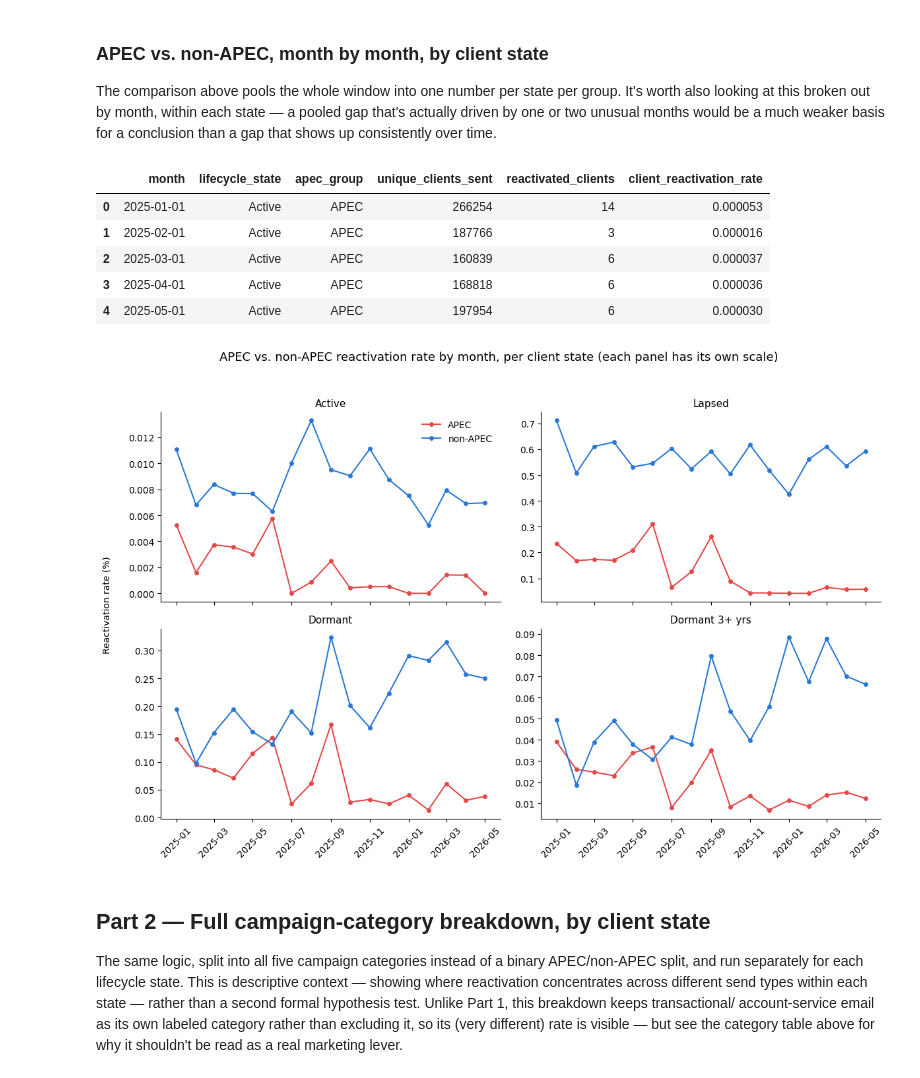
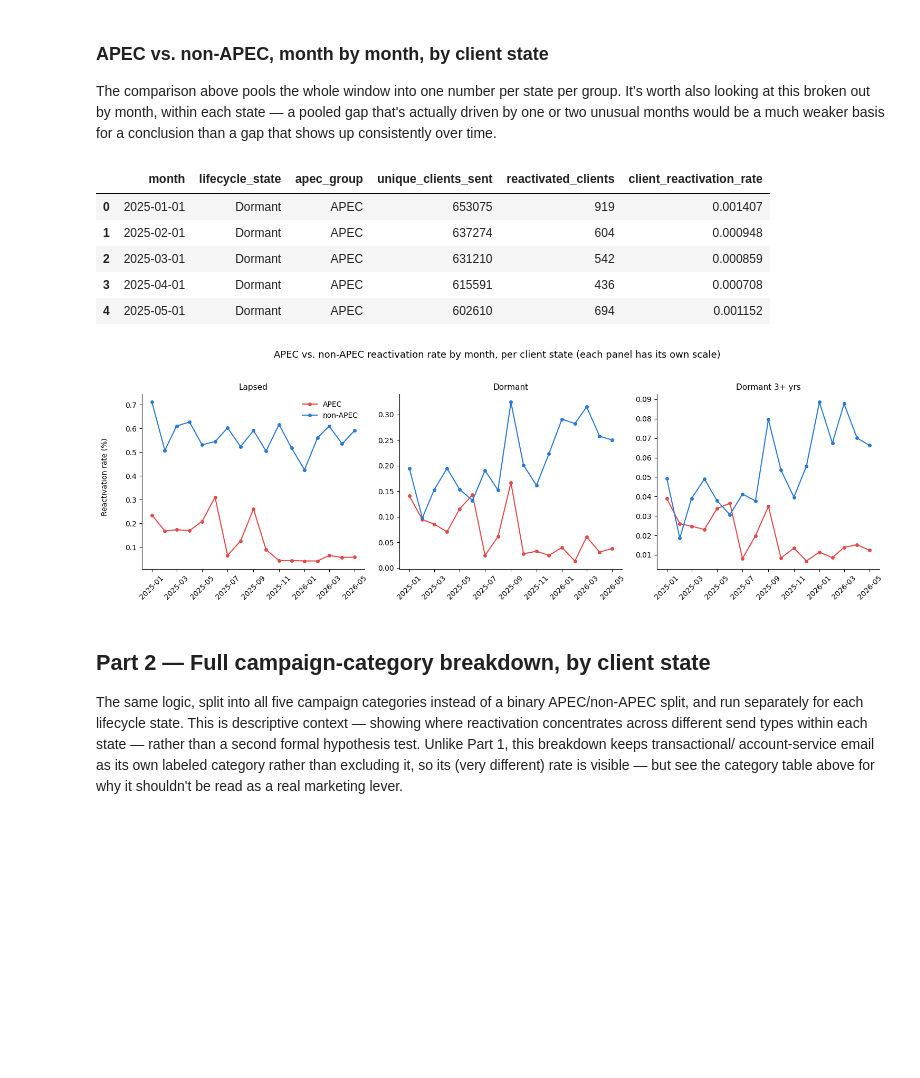
Before and after one commit to sfoyola/sao-sfix-ds, a Jupyter notebook: analysis_apec_all_clients/apec_analysis.ipynb, the cells around one changed output. Saved outputs shown, nothing was run; the diff lists cells and outputs as text; code cells hidden in the pictures; blank space fills up the shorter version.

Commit message:
Remove all trace of Active state from the notebooks and the .md decks - the reactivation table doesn't hold this state

```diff
--- a/analysis_apec_all_clients/apec_analysis.ipynb
+++ b/analysis_apec_all_clients/apec_analysis.ipynb
@@ -132,11 +136,11 @@ def query(sql, max_attempts=4, retry_delay_seconds=20):
             time.sleep(retry_delay_seconds)
 
 # Population thresholds (days since last checkout)
-ACTIVE_MAX_DAYS = 120
+ACTIVE_MAX_DAYS = 120  # clients at or under this are Active -- excluded from this analysis entirely (see intro)
 LAPSED_MAX_DAYS = 365
 DORMANT_3YR_MIN_DAYS = 1095
 
-LIFECYCLE_STATES = ['Active', 'Lapsed', 'Dormant', 'Dormant 3+ yrs']
+LIFECYCLE_STATES = ['Lapsed', 'Dormant', 'Dormant 3+ yrs']
 BUSINESS_LINES = ('Womens', 'Mens', 'Kids')
 
 # Send history window (same window used throughout, so every part is comparable)
@@ -499,7 +501,7 @@ state_at_send AS (
         AND s.sent_timestamp <  j.end_timestamp
 ),
 eligible_sends AS (
-    SELECT * FROM state_at_send WHERE lifecycle_state != 'Never Active'
+    SELECT * FROM state_at_send WHERE lifecycle_state NOT IN ('Never Active', 'Active')
 ),
 categorized_sends AS (
     SELECT
@@ -564,36 +566,35 @@ apec_by_state_monthly_df['month'] = pd.to_datetime(apec_by_state_monthly_df['mon
 apec_by_state_monthly_df.head()
 # %% [output]
 |  | month | lifecycle_state | apec_group | unique_clients_sent | reactivated_clients | client_reactivation_rate |
-| 0 | 2025-01-01 | Active | APEC | 266254 | 14 | 0.000053 |
-| 1 | 2025-02-01 | Active | APEC | 187766 | 3 | 0.000016 |
-| 2 | 2025-03-01 | Active | APEC | 160839 | 6 | 0.000037 |
-| 3 | 2025-04-01 | Active | APEC | 168818 | 6 | 0.000036 |
-| 4 | 2025-05-01 | Active | APEC | 197954 | 6 | 0.000030 |
+| 0 | 2025-01-01 | Dormant | APEC | 653075 | 919 | 0.001407 |
+| 1 | 2025-02-01 | Dormant | APEC | 637274 | 604 | 0.000948 |
+| 2 | 2025-03-01 | Dormant | APEC | 631210 | 542 | 0.000859 |
+| 3 | 2025-04-01 | Dormant | APEC | 615591 | 436 | 0.000708 |
+| 4 | 2025-05-01 | Dormant | APEC | 602610 | 694 | 0.001152 |
 # %%
-fig, axes = plt.subplots(2, 2, figsize=(12, 8), sharex=True)
-axes = axes.flatten()
+fig, axes = plt.subplots(1, 3, figsize=(15, 5), sharex=True)
 
 for i, state in enumerate(LIFECYCLE_STATES):
     ax = axes[i]
     state_df = apec_by_state_monthly_df[apec_by_state_monthly_df['lifecycle_state'] == state]
     for group_name, group_df in state_df.groupby('apec_group'):
         group_df = group_df.sort_values('month')
         ax.plot(
             group_df['month'], group_df['client_reactivation_rate'] * 100,
             marker='o', markersize=4, linewidth=1.5,
             color=GROUP_COLORS[group_name], label=group_name,
         )
     ax.set_title(state, fontsize=11)
     ax.spines[['top', 'right']].set_visible(False)
     ax.tick_params(axis='x', labelrotation=45)
 
 axes[0].legend(frameon=False)
 fig.suptitle('APEC vs. non-APEC reactivation rate by month, per client state (each panel has its own scale)', fontsize=13)
 fig.text(0.0, 0.5, 'Reactivation rate (%)', va='center', rotation='vertical')
 plt.tight_layout(rect=[0.02, 0, 1, 0.95])
 plt.show()
 # %% [output]
-[figure, old version]
+[figure, new version]
 # %% [markdown]
 ## Part 2 — Full campaign-category breakdown, by client state
 
```
Also changed, not shown: parts of 24 cells of this notebook, 3 other files.
